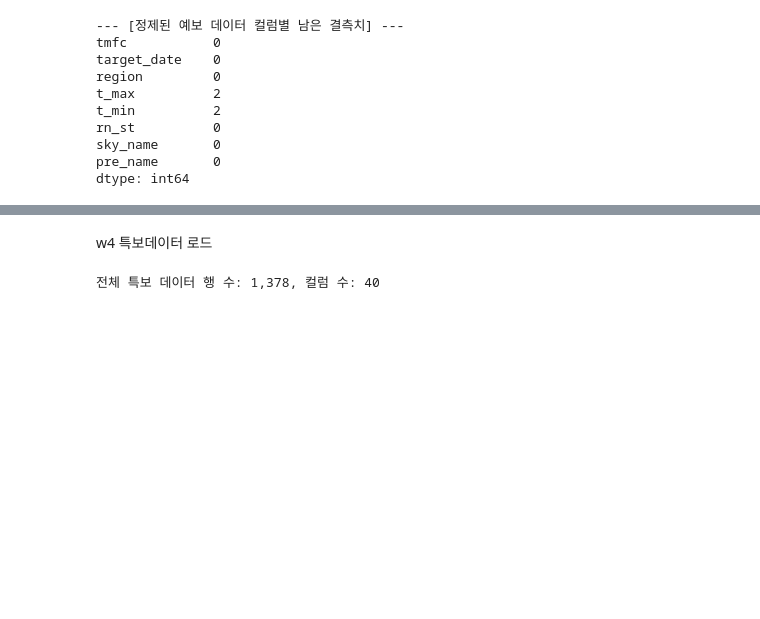
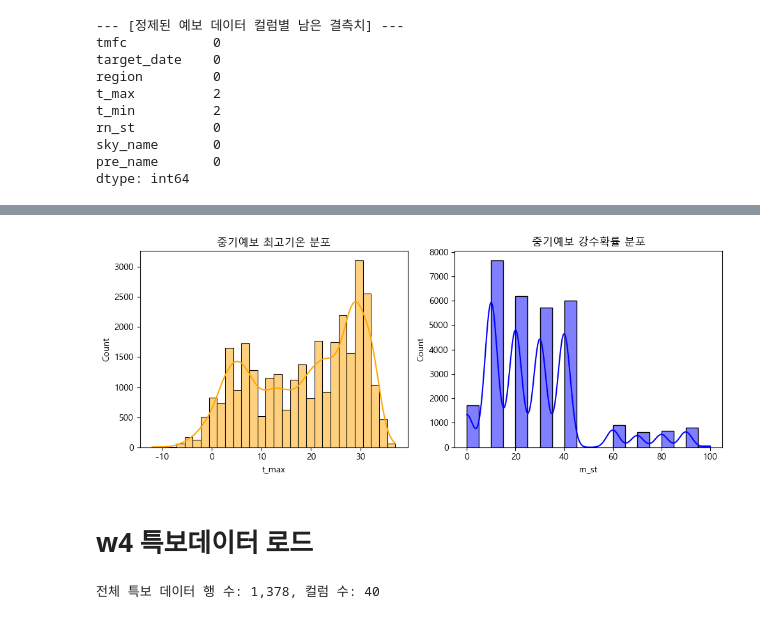
Before and after one commit to jieunseo02/weather_fit, a Jupyter notebook: notebooks/preview.ipynb, the cells around one changed output, grey strips where cells are left out. Saved outputs shown, nothing was run; the diff lists cells and outputs as text; code cells hidden in the pictures; blank space fills up the shorter version.

```diff
--- a/notebooks/preview.ipynb
+++ b/notebooks/preview.ipynb
@@ -325,5 +486,28 @@ dtype: int64
+# %%
+import matplotlib.pyplot as plt
+import seaborn as sns
+
+# 1. 최고/최저기온 및 강수확률 분포 확인
+plt.figure(figsize=(10, 4))
+
+plt.subplot(1, 2, 1)
+sns.histplot(
+    df_forecast_clean['t_max'], bins=30, kde=True, color='orange'
+)
+plt.title('중기예보 최고기온 분포')
+
+plt.subplot(1, 2, 2)
+sns.histplot(
+    df_forecast_clean['rn_st'], bins=20, kde=True, color='blue'
+)
+plt.title('중기예보 강수확률 분포')
+
+plt.tight_layout()
+plt.show()
+# %% [output]
+[figure, added]
 # %% [markdown]
-w4 특보데이터 로드
+# w4 특보데이터 로드
 # %%
 # 1. 통합된 기상특보 데이터 로드 (경로 형식 일치)
 df_warning = pd.read_csv("../data/raw/kma_warning/kma_warning_all.csv")
```
Also changed, not shown: parts of 15 cells of this notebook, 1 other file.
